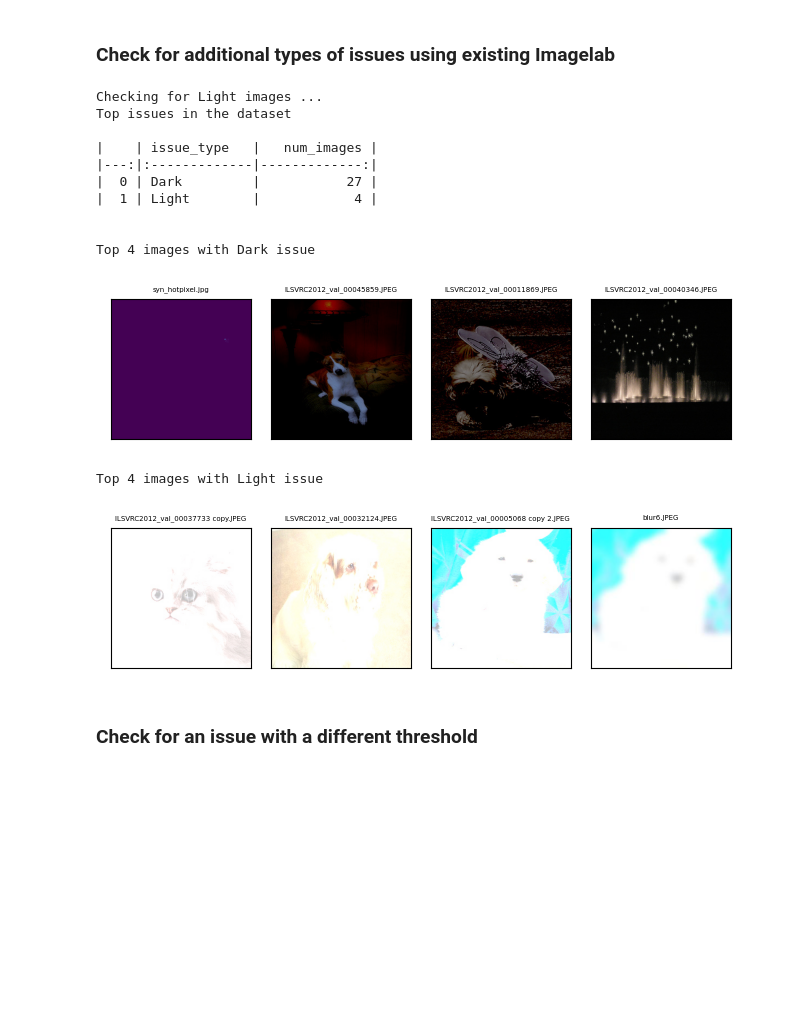
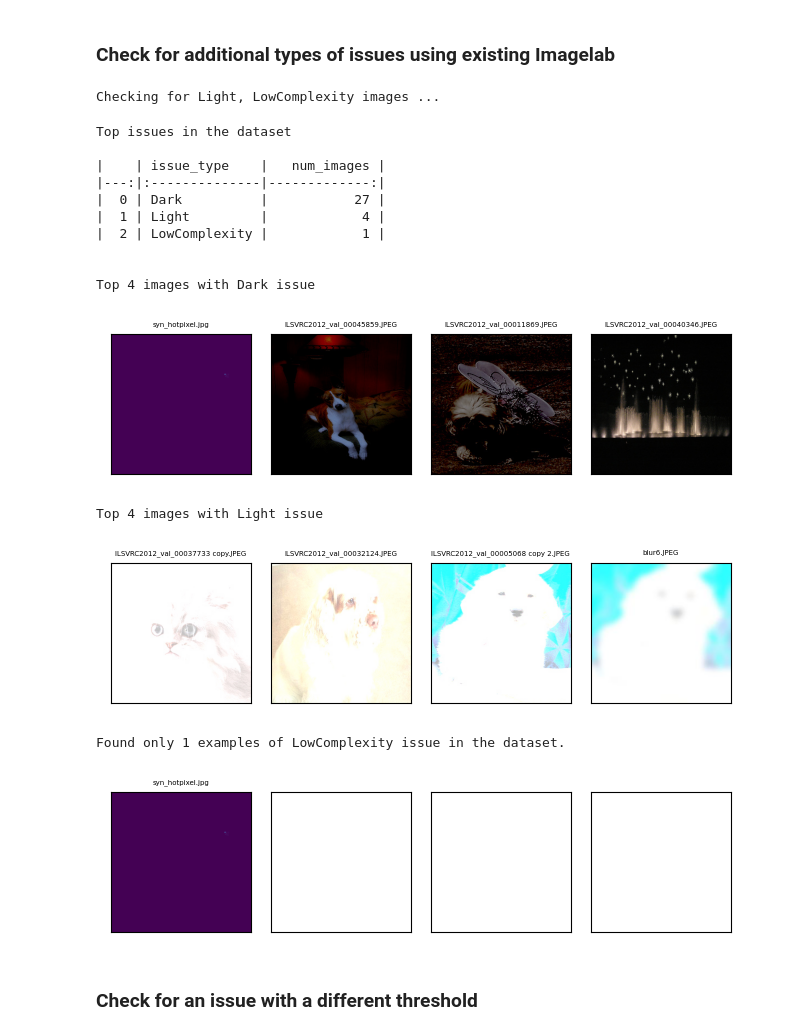
Before and after one commit to cleanlab/cleanvision, a Jupyter notebook: notebooks/demo.ipynb, the cells around one changed output. Drawn from its saved outputs; the diff is of its cells as text; code cells hidden in the pictures; blank space fills up the shorter version.

Commit message:
Added LowComplexity check, converted params into dict for image_property_issue_manager

```diff
--- a/notebooks/demo.ipynb
+++ b/notebooks/demo.ipynb
@@ -51,23 +55,26 @@ Top 4 images with Dark issue
 # %% [markdown]
 ### Check for additional types of issues using existing Imagelab
 # %%
-issue_types = {"Light": {}}
+issue_types = {"Light": {}, "LowComplexity":{}}
 imagelab.find_issues(issue_types)
 imagelab.report()
 # %% [output]
-Checking for Light images ...
-Top issues in the dataset
-
-|    | issue_type   |   num_images |
-|---:|:-------------|-------------:|
-|  0 | Dark         |           27 |
-|  1 | Light        |            4 |
-
-
-Top 4 images with Dark issue
+Checking for Light, LowComplexity images ...
+Top issues in the dataset
+
+|    | issue_type    |   num_images |
+|---:|:--------------|-------------:|
+|  0 | Dark          |           27 |
+|  1 | Light         |            4 |
+|  2 | LowComplexity |            1 |
+
+
+Top 4 images with Dark issue
 [figure]
-Top 4 images with Light issue
+Top 4 images with Light issue
 [figure]
+Found only 1 examples of LowComplexity issue in the dataset.
+[figure, added]
 # %% [markdown]
 ### Check for an issue with a different threshold
 # %%
```
Also changed, not shown: parts of 7 cells of this notebook, 6 other files.
